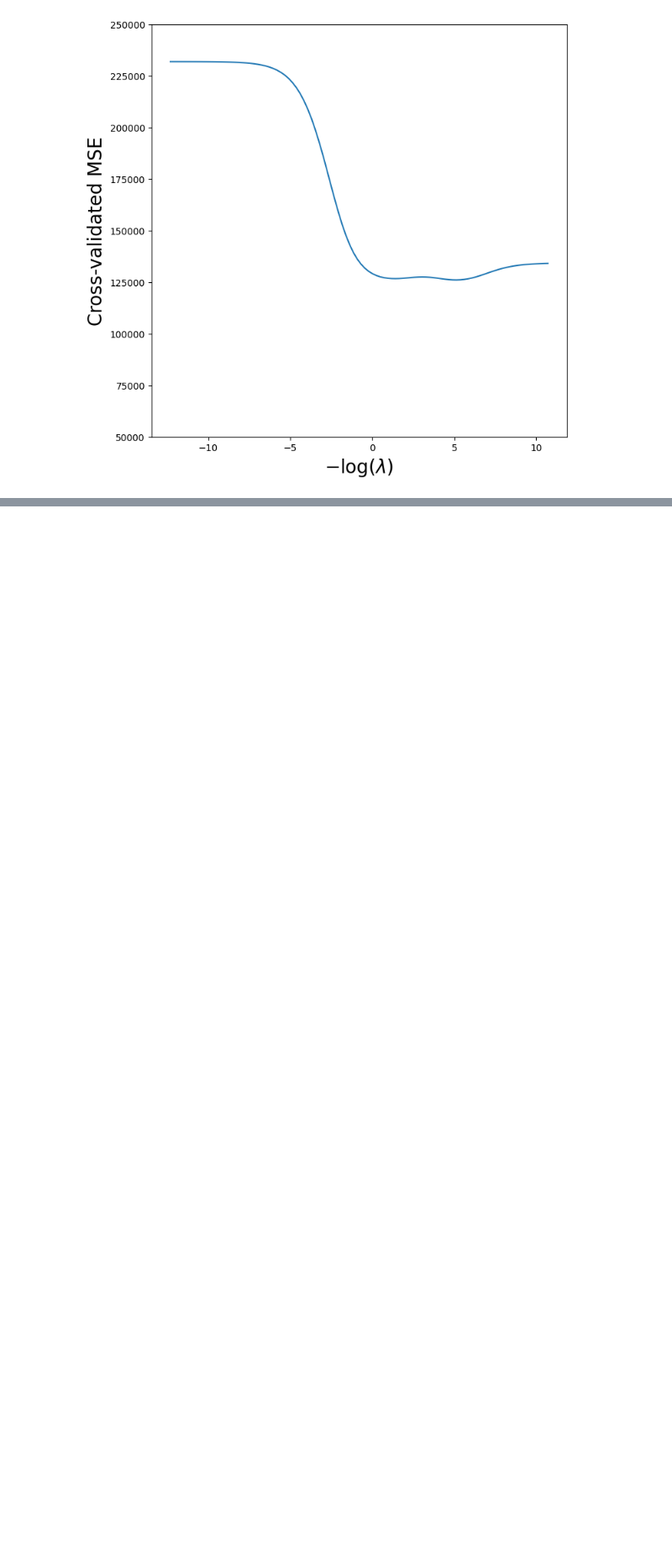
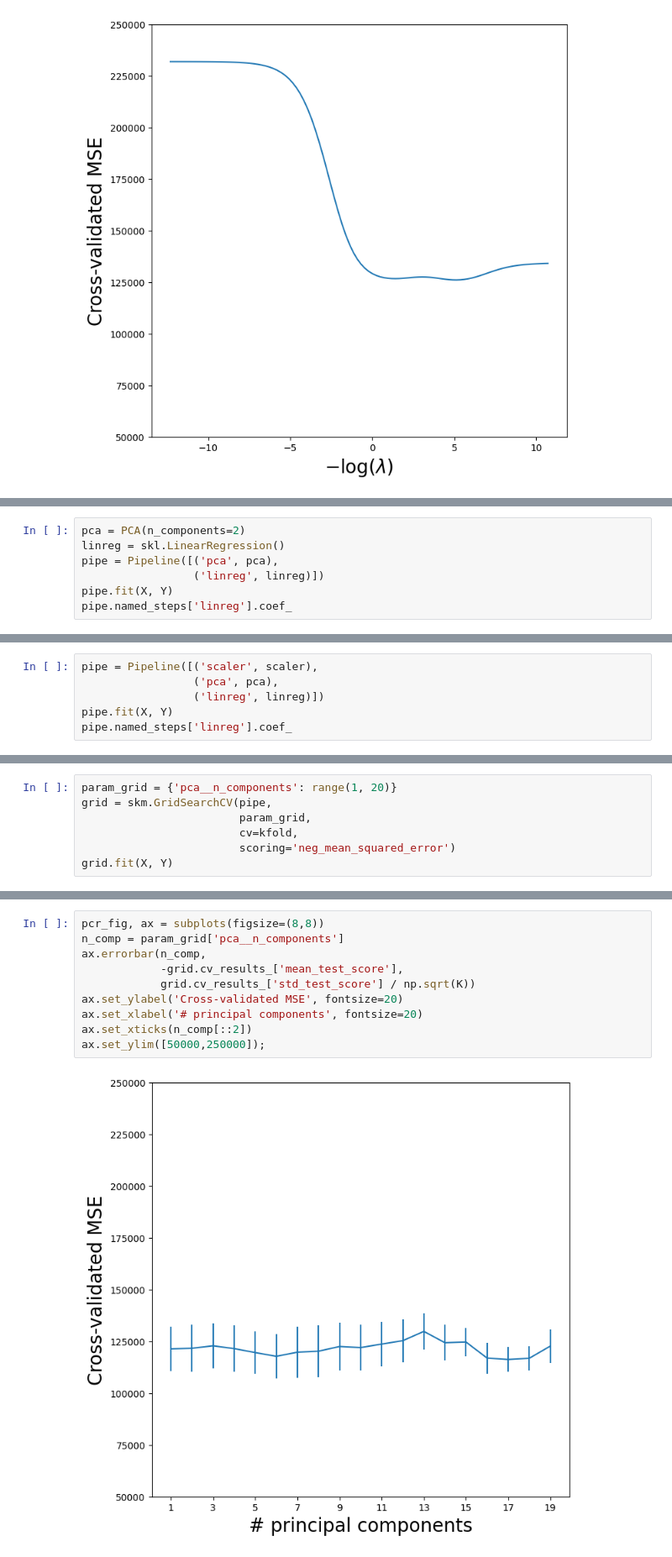
Before and after one commit to QuanPham19/statistical-modeling, a Jupyter notebook: 6-1-model-selection.ipynb, the cells around one changed output, grey strips where cells are left out. Shown at 84% size. Saved outputs shown, nothing was run; the diff lists cells and outputs as text; blank space fills up the shorter version.

```diff
--- a/6-1-model-selection.ipynb
+++ b/6-1-model-selection.ipynb
@@ -236,0 +239,7 @@ ax.set_ylabel('Cross-validated MSE', fontsize=20);
+# %%
+pca = PCA(n_components=2)
+linreg = skl.LinearRegression()
+pipe = Pipeline([('pca', pca),
+                 ('linreg', linreg)])
+pipe.fit(X, Y)
+pipe.named_steps['linreg'].coef_
@@ -236,0 +248,6 @@ ax.set_ylabel('Cross-validated MSE', fontsize=20);
+# %%
+pipe = Pipeline([('scaler', scaler),
+                 ('pca', pca),
+                 ('linreg', linreg)])
+pipe.fit(X, Y)
+pipe.named_steps['linreg'].coef_
@@ -236,0 +256,7 @@ ax.set_ylabel('Cross-validated MSE', fontsize=20);
+# %%
+param_grid = {'pca__n_components': range(1, 20)}
+grid = skm.GridSearchCV(pipe,
+                        param_grid,
+                        cv=kfold,
+                        scoring='neg_mean_squared_error')
+grid.fit(X, Y)
@@ -236,0 +270,12 @@ ax.set_ylabel('Cross-validated MSE', fontsize=20);
+# %%
+pcr_fig, ax = subplots(figsize=(8,8))
+n_comp = param_grid['pca__n_components']
+ax.errorbar(n_comp,
+            -grid.cv_results_['mean_test_score'],
+            grid.cv_results_['std_test_score'] / np.sqrt(K))
+ax.set_ylabel('Cross-validated MSE', fontsize=20)
+ax.set_xlabel('# principal components', fontsize=20)
+ax.set_xticks(n_comp[::2])
+ax.set_ylim([50000,250000]);
+# %% [output]
+[figure, added]
```
Also changed, not shown: parts of 8 cells of this notebook.
